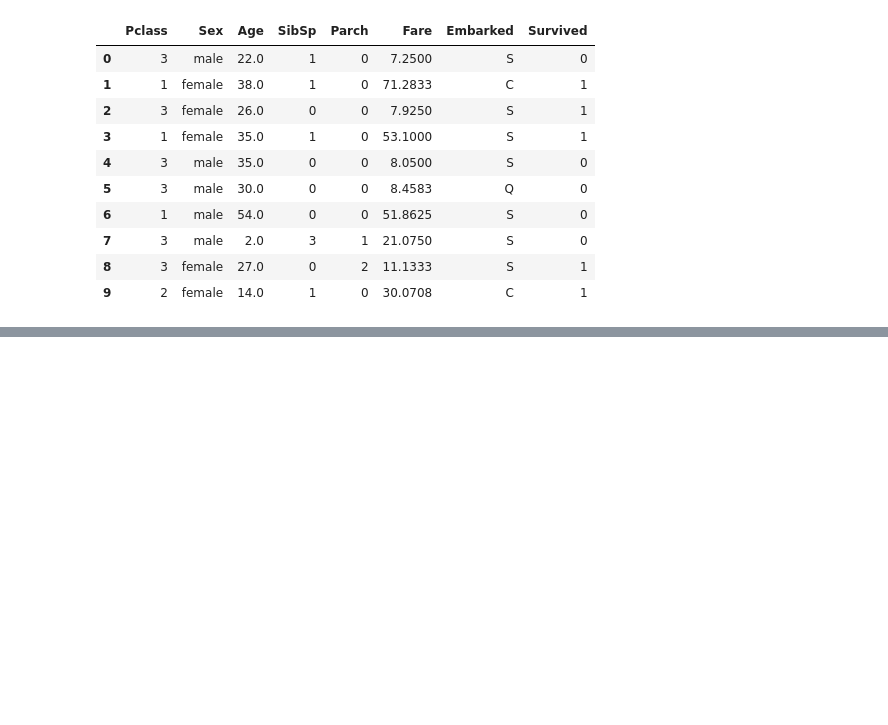
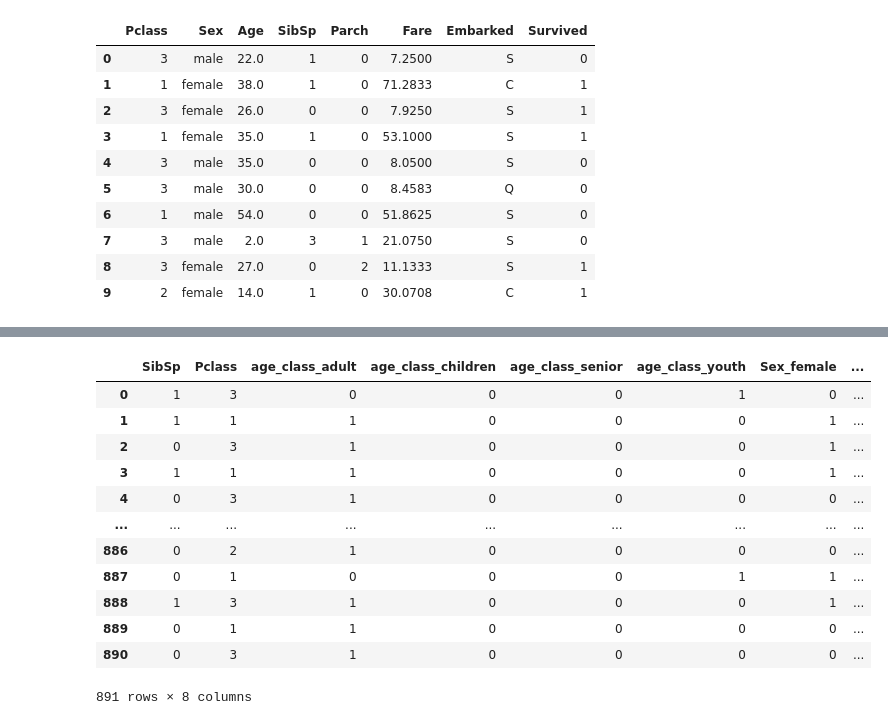
Before and after one commit to bkoscar/Kaggle, a Jupyter notebook: titanic/titanic.ipynb, the cells around one changed output, grey strips where cells are left out. Saved outputs shown, nothing was run; the diff lists cells and outputs as text; code cells hidden in the pictures; blank space fills up the shorter version.

```diff
--- a/titanic/titanic.ipynb
+++ b/titanic/titanic.ipynb
@@ -78,0 +107,29 @@ df.head(10)
+# %%
+def age_classification(age: float) -> str:
+    if 0.0 <= age <= 14.0:
+        return "children"
+    elif 14 < age <= 24.0:
+        return "youth"
+    elif 24 <  age <= 64:
+        return "adult"
+    elif 64 < age <= 90:
+        return "senior"
+
+df_training['age_class'] = df_training['Age'].apply(lambda x: age_classification(x))
+df_training = df_training[['age_class', 'SibSp', 'Pclass', 'Sex']]
+df_training = pd.get_dummies(df_training)
+df_training
+# %% [output]
+|  | SibSp | Pclass | age_class_adult | age_class_children | age_class_senior | age_class_youth | Sex_female | ... |
+| 0 | 1 | 3 | 0 | 0 | 0 | 1 | 0 | ... |
+| 1 | 1 | 1 | 1 | 0 | 0 | 0 | 1 | ... |
+| 2 | 0 | 3 | 1 | 0 | 0 | 0 | 1 | ... |
+| 3 | 1 | 1 | 1 | 0 | 0 | 0 | 1 | ... |
+| 4 | 0 | 3 | 1 | 0 | 0 | 0 | 0 | ... |
+| ... | ... | ... | ... | ... | ... | ... | ... | ... |
+| 886 | 0 | 2 | 1 | 0 | 0 | 0 | 0 | ... |
+| 887 | 0 | 1 | 0 | 0 | 0 | 1 | 1 | ... |
+| 888 | 1 | 3 | 1 | 0 | 0 | 0 | 1 | ... |
+| 889 | 0 | 1 | 1 | 0 | 0 | 0 | 0 | ... |
+| 890 | 0 | 3 | 1 | 0 | 0 | 0 | 0 | ... |
+891 rows × 8 columns
```
Also changed, not shown: parts of 6 cells of this notebook, 1 other file.
